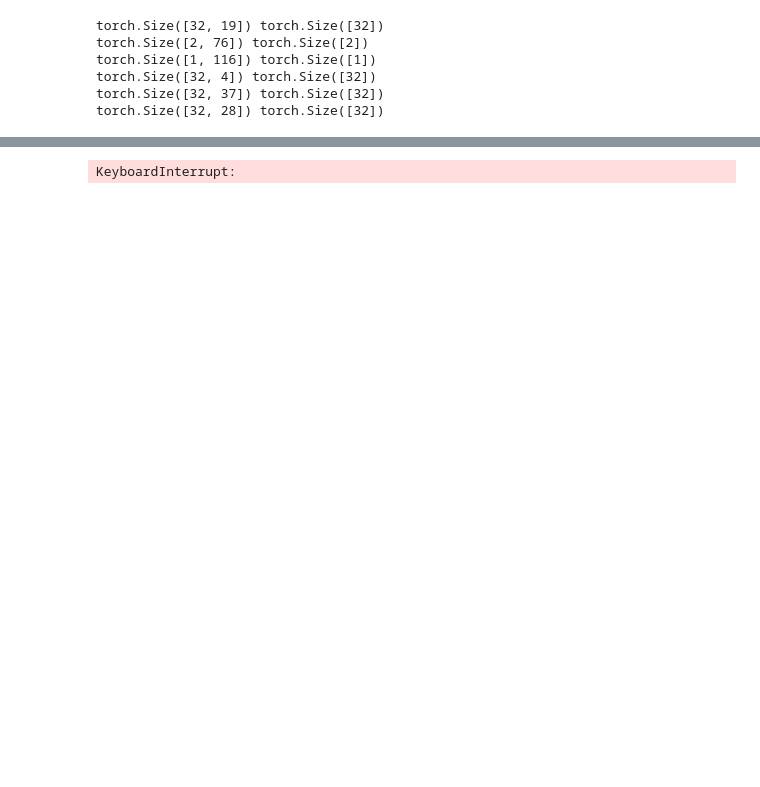
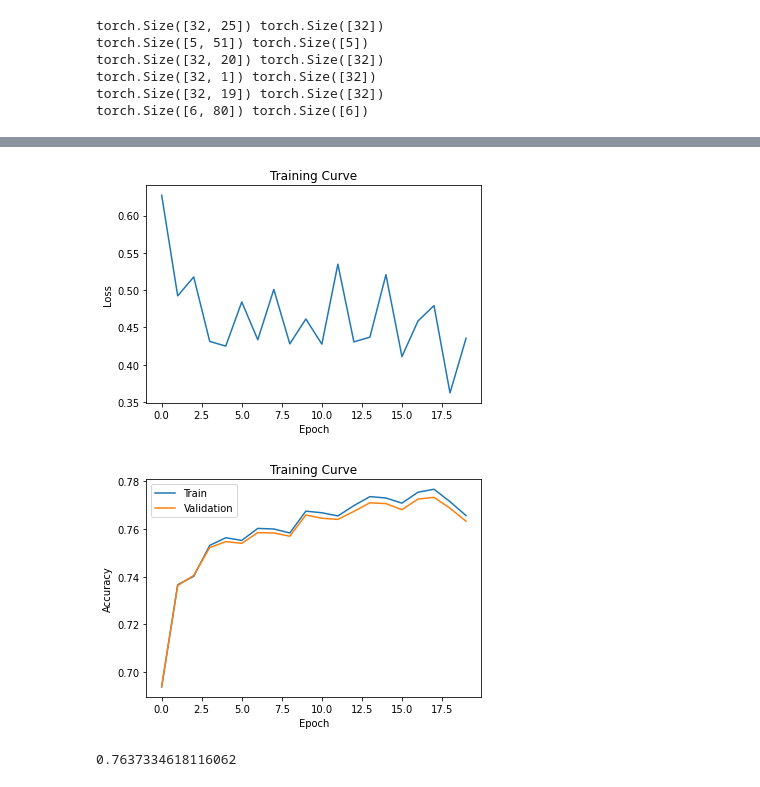
Before and after one commit to shobhitv-builds/nlp-proj, a Jupyter notebook: src/sentiment-classifiers.ipynb, the cells around one changed output, grey strips where cells are left out. Saved outputs shown, nothing was run; the diff lists cells and outputs as text; code cells hidden in the pictures; blank space fills up the shorter version.

```diff
--- a/src/sentiment-classifiers.ipynb
+++ b/src/sentiment-classifiers.ipynb
@@ -18,7 +18,7 @@ device(type='cpu')
 # %%
 def get_data():
     # This is a very large file, so we will not load it into RAM
-    return csv.reader(open("../data/training.1600000.processed.noemoticon.csv", "rt", encoding="latin-1"))
+    return csv.reader(open("training.1600000.processed.noemoticon.csv", "rt", encoding="latin-1"))
 
 def split_tweet(tweet):
     # separate punctuations
@@ -156,16 +156,18 @@ for i, (tweets, labels) in enumerate(TweetBatcher(train, drop_last=False)):
     if i > 5: break
     print(tweets.shape, labels.shape)
 # %% [output]
+torch.Size([32, 25]) torch.Size([32])
+torch.Size([5, 51]) torch.Size([5])
+torch.Size([32, 20]) torch.Size([32])
+torch.Size([32, 1]) torch.Size([32])
 torch.Size([32, 19]) torch.Size([32])
-torch.Size([2, 76]) torch.Size([2])
-torch.Size([1, 116]) torch.Size([1])
-torch.Size([32, 4]) torch.Size([32])
-torch.Size([32, 37]) torch.Size([32])
-torch.Size([32, 28]) torch.Size([32])
+torch.Size([6, 80]) torch.Size([6])
 # %%
 def get_accuracy(model, data_loader):
     correct, total = 0, 0
     for tweets, labels in data_loader:
+        tweets = tweets.to(device)
+        labels = labels.to(device)
         output = model(tweets)
         pred = output.max(1, keepdim=True)[1]
         correct += pred.eq(labels.view_as(pred)).sum().item()
@@ -215,9 +217,7 @@ def train_rnn_network(model, train, valid, num_epochs=5, learning_rate=1e-5):
     plt.legend(loc='best')
     plt.show()
 # %%
-model = RnnSentimentClf(input_size=300, hidden_size=300, num_classes=2).to(device)
-# model = GruSentimentClf(input_size=300, hidden_size=300, num_classes=2).to(device)
-# model = LstmSentimentClf(input_size=300, hidden_size=300, num_classes=2).to(device)
+model = RnnSentimentClf(input_size=50, hidden_size=50, num_classes=2).to(device)
 train_rnn_network(model, train_loader, valid_loader, num_epochs=20, learning_rate=2e-4)
 get_accuracy(model, test_loader)
 # %% [output]
@@ -227 +241,3 @@ Epoch #1
+[figure, added]
+[figure, added]
-KeyboardInterrupt:
+0.7637334618116062
```
Also changed, not shown: parts of 6 cells of this notebook.
